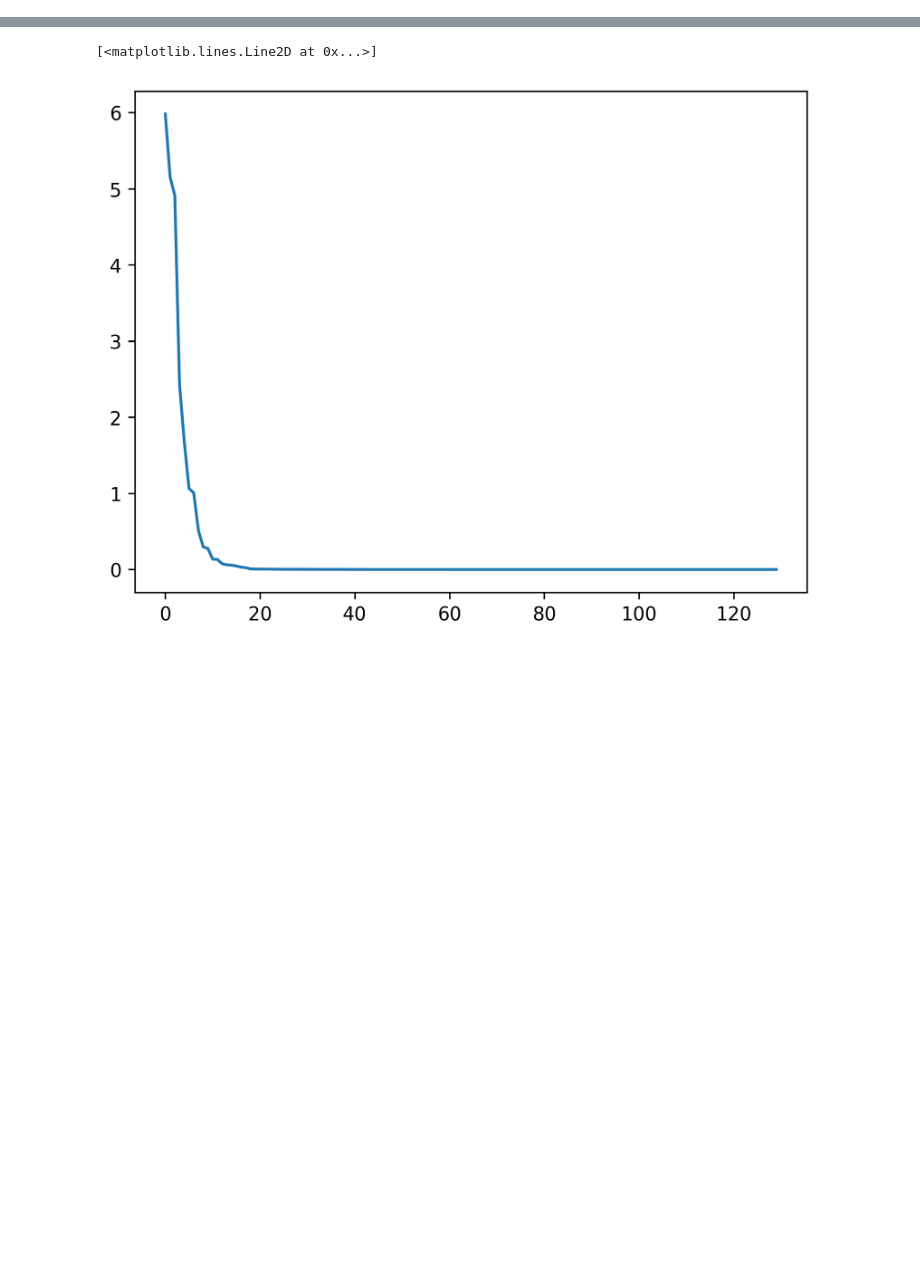
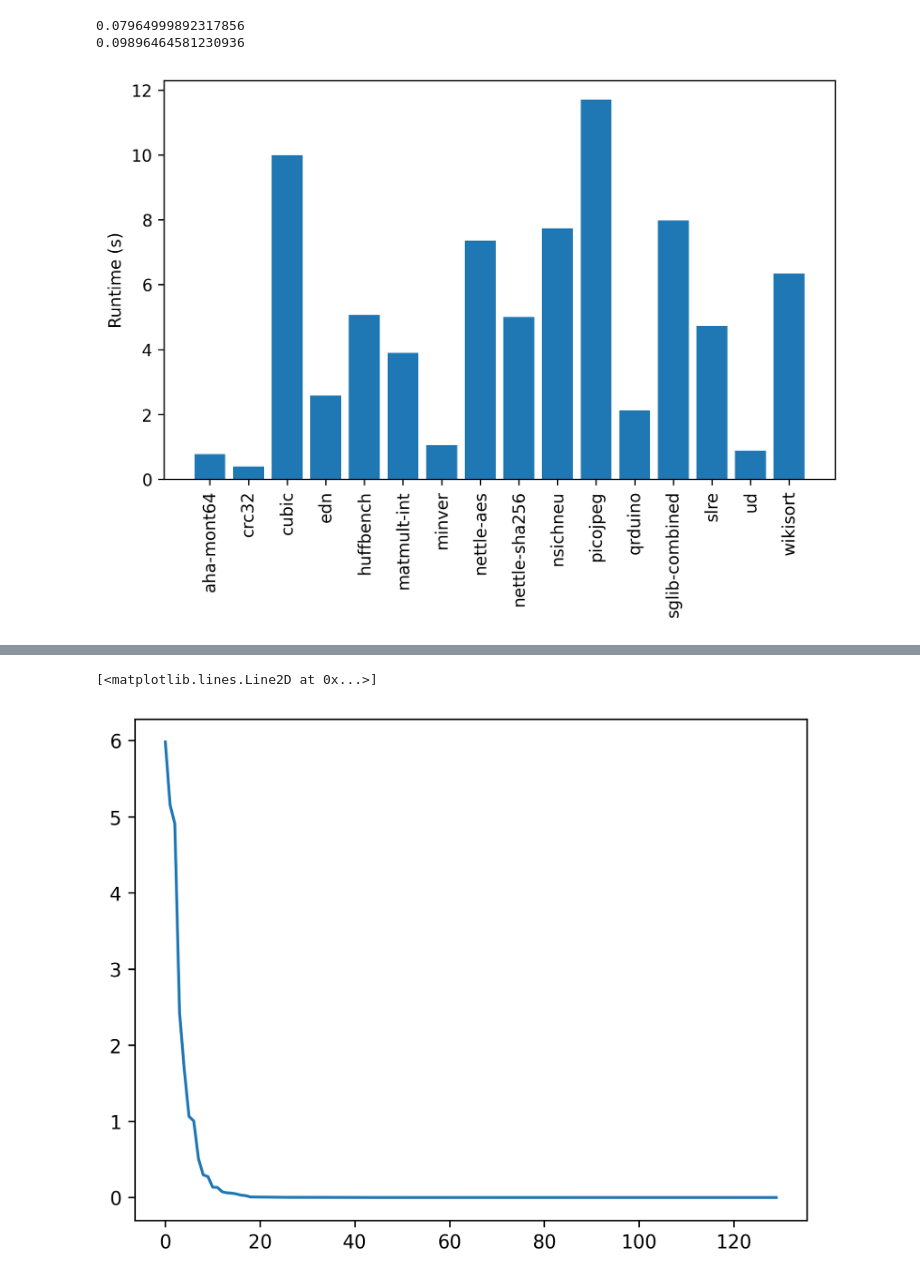
Before and after one commit to euphoric-hardware/tidalsim, a Jupyter notebook: notebooks/Plotting.ipynb, the cells around one changed output, grey strips where cells are left out. Saved outputs shown, nothing was run; the diff lists cells and outputs as text; code cells hidden in the pictures; blank space fills up the shorter version.

```diff
--- a/notebooks/Plotting.ipynb
+++ b/notebooks/Plotting.ipynb
@@ -79,3 +70,57 @@ plt.savefig('huffbench_results.svg')
+# %%
+if true_perf is not None:
+    y_true, y_pred = make_arrays_equal_size(true_perf.ipc, estimated_perf.est_ipc)
+    ipc_mape = mean_absolute_error(y_true, y_pred)
+    print(ipc_mape)
+    ipc_abs_error_trace = np.abs((y_true - y_pred) / y_true)
+    print(np.mean(ipc_abs_error_trace))
+    # TODO: investigate why these numbers are different! They should be the same!
+# %% [output]
+0.07964999892317856
+0.09896464581230936
+# %%
+def get_data():
+    errors = {}
+    for d in (Path.cwd().parent / "runs").glob("*"):
+        estimated_perf, true_perf = tme.analyze_tidalsim_results(d, interval_length, clusters, detailed_warmup_insts=4000, elf=False)
+        y_true, y_pred = make_arrays_equal_size(true_perf.ipc, estimated_perf.est_ipc)
+        ipc_mape = mean_absolute_error(y_true, y_pred)
+        binary = '-'.join(d.name.split('-')[:-1])
+        errors[binary] = ipc_mape
+    return errors
+data = get_data()
+# %%
+benchmarks = sorted(data.keys())
+ipc_errors = [data[b] for b in benchmarks]
+runtimes = {
+    'aha-mont64': 356,
+    'crc32': 762,
+    'cubic': 225,
+    'edn': 637,
+    'huffbench': 639,
+    'matmult-int': 679,
+    'minver': 119,
+    'nettle-aes': 746,
+    'nettle-sha256': 668,
+    'nsichneu': 591,
+    'picojpeg': 762,
+    'qrduino': 695,
+    'sglib-combined': 567,
+    'slre': 474,
+    'ud': 520,
+    'wikisort': 367
+}
+
+fig, ax = plt.subplots()
+#ax2 = ax.twinx()
+plt.xticks(rotation='vertical')
+ax.bar(x=benchmarks, height=[x*100 for x in ipc_errors])
+#ax.bar(x=benchmarks, height=[runtimes[x] for x in benchmarks])
+ax.set_ylabel('Runtime (s)')
+plt.tight_layout()
+plt.savefig('embench_runtimes.svg')
+# %% [output]
+[figure, added]
 # %%
 plt.scatter(estimated_perf['z_dist_to_centroid'][:len(ipc_abs_error_trace)][100:-100], ipc_abs_error_trace[100:-100])
 # %% [output]
```
Also changed, not shown: parts of 5 cells of this notebook.
